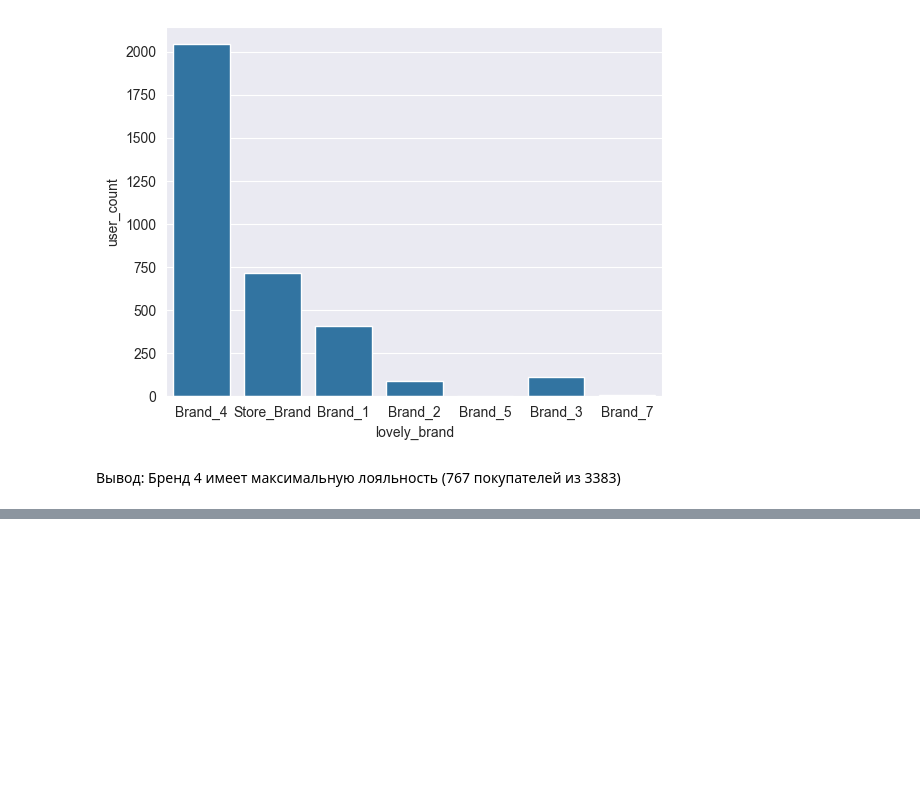
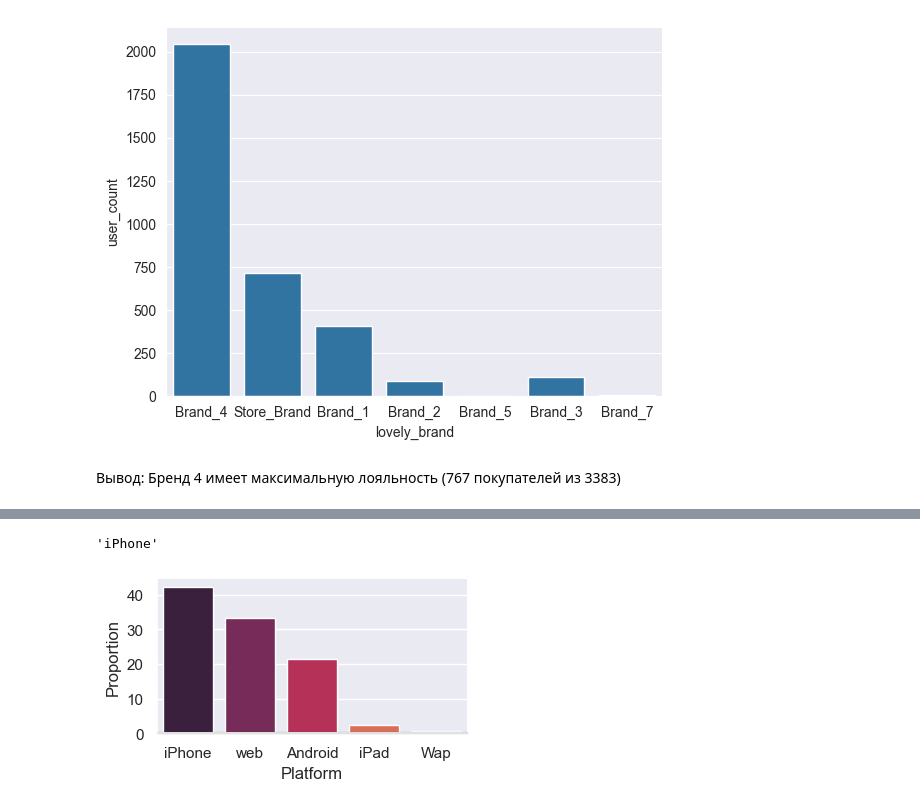
Before and after one commit to JustRomanVolkov/DataAnalyst, a Jupyter notebook: lesson_3.ipynb, the cells around one changed output, grey strips where cells are left out. Drawn from its saved outputs; the diff is of its cells as text; code cells hidden in the pictures; blank space fills up the shorter version.

```diff
--- a/lesson_3.ipynb
+++ b/lesson_3.ipynb
@@ -1,10 +1,13 @@
 # %%
 import pandas as pd
-
+import numpy as np
 import seaborn as sns
 import matplotlib.pyplot as plt
 
 %matplotlib inline
+
+sns.set_theme(style="white", context="talk")
+rs = np.random.RandomState(8)
 # %%
 df = pd.read_csv('https://stepik.org/media/attachments/lesson/383523/lesson_3_data__1_.csv', encoding='windows-1251')
 # %%
@@ -241,0 +265,2 @@ ax2=sns.barplot(x="lovely_brand", y="user_count", data=brands_loyalty)
+# %%
+taxi = pd.read_csv('https://stepik.org/media/attachments/lesson/359240/taxi_peru.csv', sep=';', parse_dates=['start_at', 'end_at', 'arrived_at'])
@@ -241,0 +283,3 @@ ax2=sns.barplot(x="lovely_brand", y="user_count", data=brands_loyalty)
+# %%
+source_proportion = round(taxi.source.value_counts(normalize=True, dropna=True).mul(100), 2).reset_index() # normalize=True <<< вместо векторного деления на taxi.shape[0]
+source_proportion
@@ -241,0 +293,21 @@ ax2=sns.barplot(x="lovely_brand", y="user_count", data=brands_loyalty)
+# %%
+most_popular_source = source_proportion.sort_values(by='proportion', ascending=False).loc[0]['source']
+most_popular_source
+# %% [output]
+'iPhone'
+# %%
+# Set up the matplotlib figure
+f, (ax) = plt.subplots(1, 1, figsize=(4, 2), sharex=True)
+
+# Generate some sequential data
+x = np.array(list(source_proportion.source))
+y = np.array(list(source_proportion.proportion))
+sns.barplot(x=x, y=y, hue=x, palette="rocket", ax=ax, data=source_proportion)
+ax.axhline(0, color="k", clip_on=False)
+ax.set(xlabel='Platform', ylabel='Proportion') # подписываем оси
+
+
+# Finalize the plot
+sns.despine()
+# %% [output]
+[figure, added]
```
Also changed, not shown: parts of 5 cells of this notebook.
